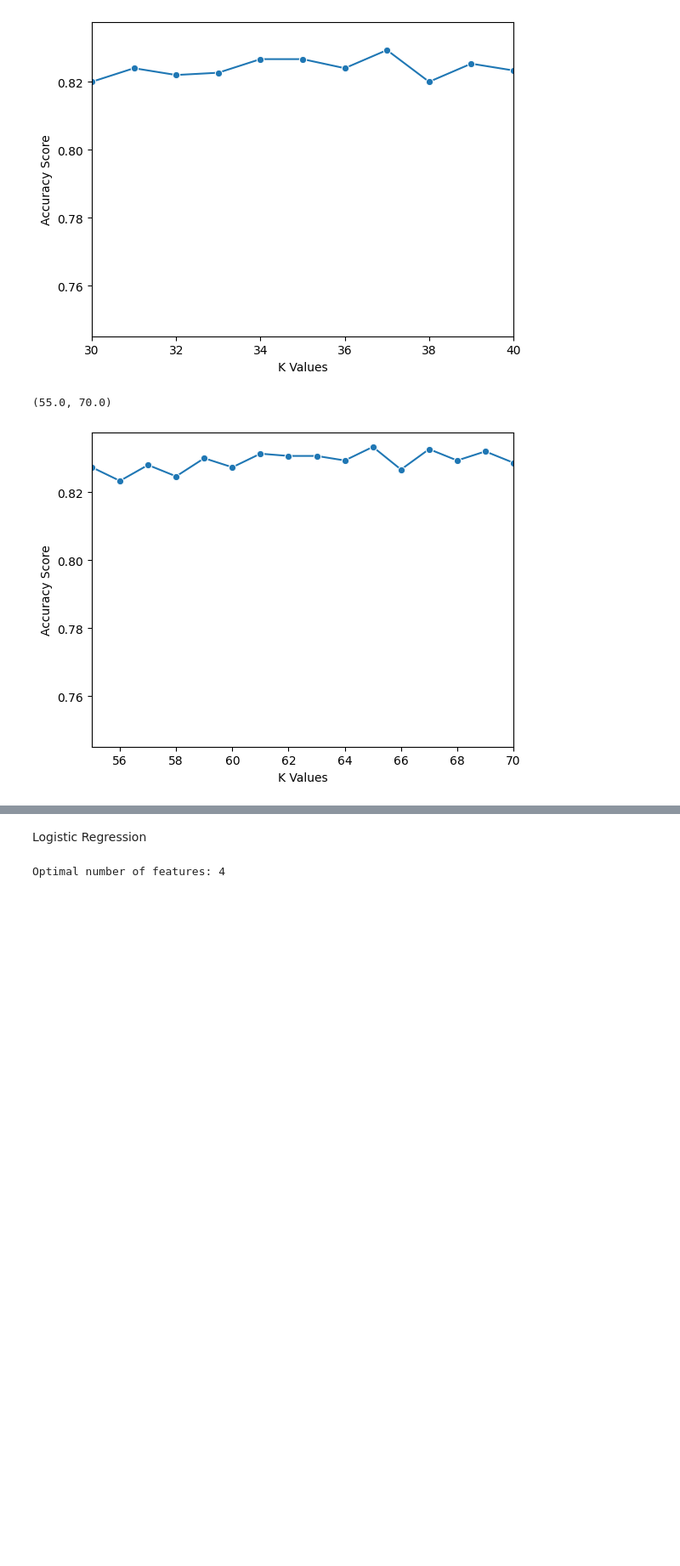
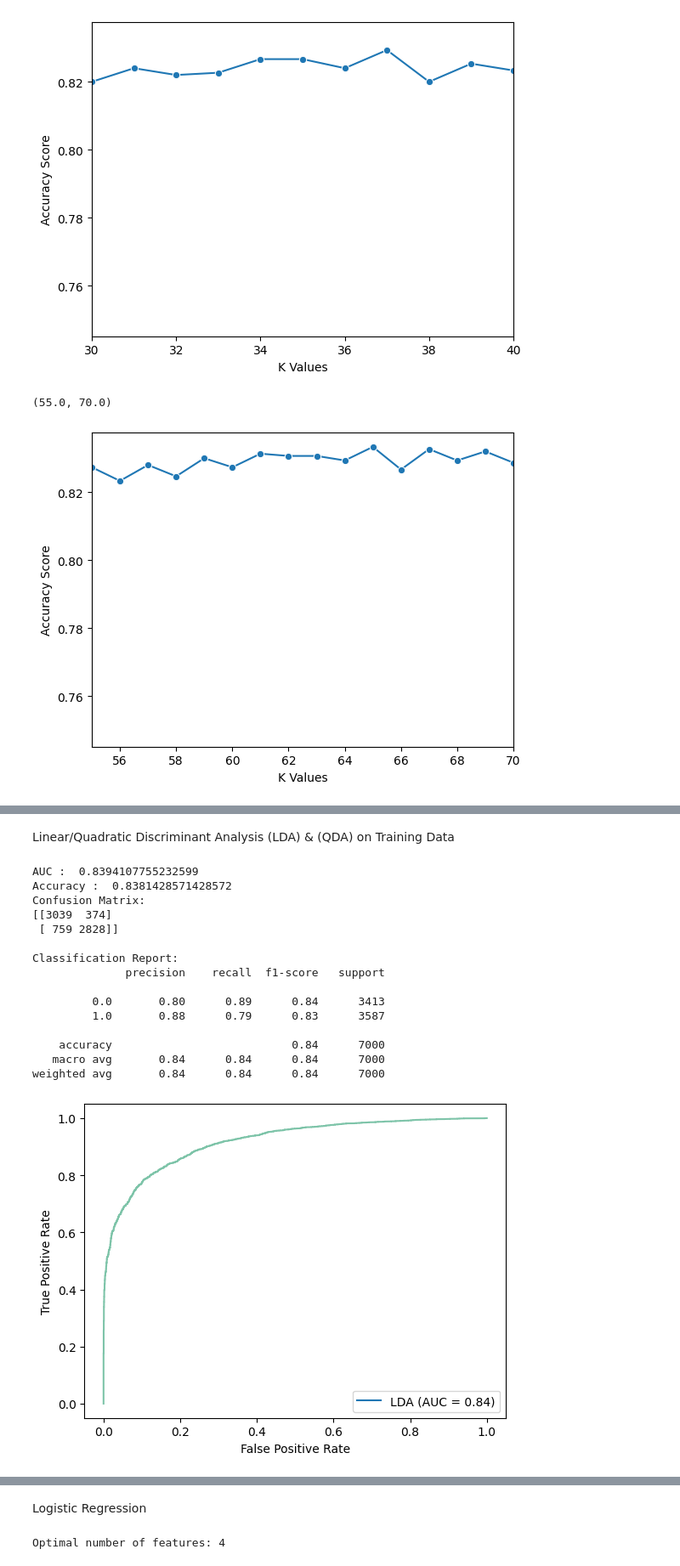
Before and after one commit to Yutong-Lu/A-Machine-Learning-Approach-for-Diabetes-Prediction-in-the-Canadian-Population, a Jupyter notebook: Updated_FINAL.ipynb, the cells around one changed output, grey strips where cells are left out. Shown at 85% size. Cells and saved outputs as stored; diff of their text form; code cells hidden in the pictures; blank space fills up the shorter version.

```diff
--- a/Updated_FINAL.ipynb
+++ b/Updated_FINAL.ipynb
@@ -182,0 +456,40 @@ weighted avg       0.85      0.84      0.84      1500
+# %% [markdown]
+Linear/Quadratic Discriminant Analysis (LDA) & (QDA) on Training Data
+# %%
+# Initialize the LDA model
+model = LinearDiscriminantAnalysis()
+
+# Train the model using the numerical columns from the training data
+model = model.fit(train_mice[numerical_columns], train_mice[target_column])
+
+# Predict the class labels and probabilities for the training data
+y_hat = model.predict(train_mice[numerical_columns]) # Predicted class labels
+y_hat_prob = model.predict_proba(train_mice[numerical_columns]) # Probability estimates for each class
+
+# Evaluate the model's performance on the training data
+conf_matrix, class_report, auc, acc = get_scores(train_mice[target_column], y_hat)
+print_scores(conf_matrix, class_report, auc, acc)
+
+# Visualize the ROC curve for better understanding of the model's performance
+fpr, tpr, thresholds = roc_curve(train_mice[target_column], y_hat_prob[:, 1])
+display = RocCurveDisplay(fpr=fpr, tpr=tpr, roc_auc=auc, estimator_name='LDA') # Note the name change to LDA from Naive Bayes
+display.plot()
+ax = plt.gca()
+ax.get_lines()[0].set_color('#7ec4a9')
+# %% [output]
+AUC :  0.8394107755232599
+Accuracy :  0.8381428571428572
+Confusion Matrix:
+[[3039  374]
+ [ 759 2828]]
+
+Classification Report:
+              precision    recall  f1-score   support
+
+         0.0       0.80      0.89      0.84      3413
+         1.0       0.88      0.79      0.83      3587
+
+    accuracy                           0.84      7000
+   macro avg       0.84      0.84      0.84      7000
+weighted avg       0.84      0.84      0.84      7000
+[figure, added]
```
Also changed, not shown: parts of 33 cells of this notebook.
